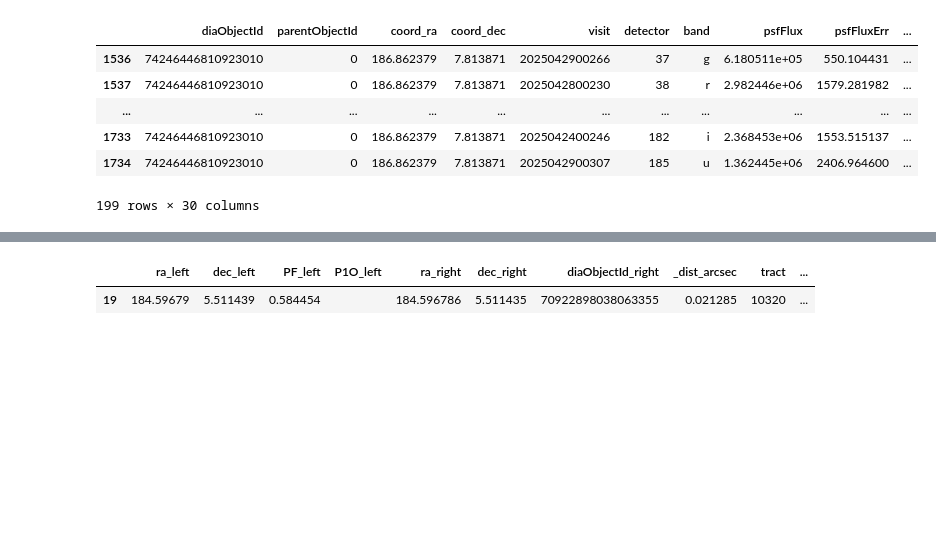
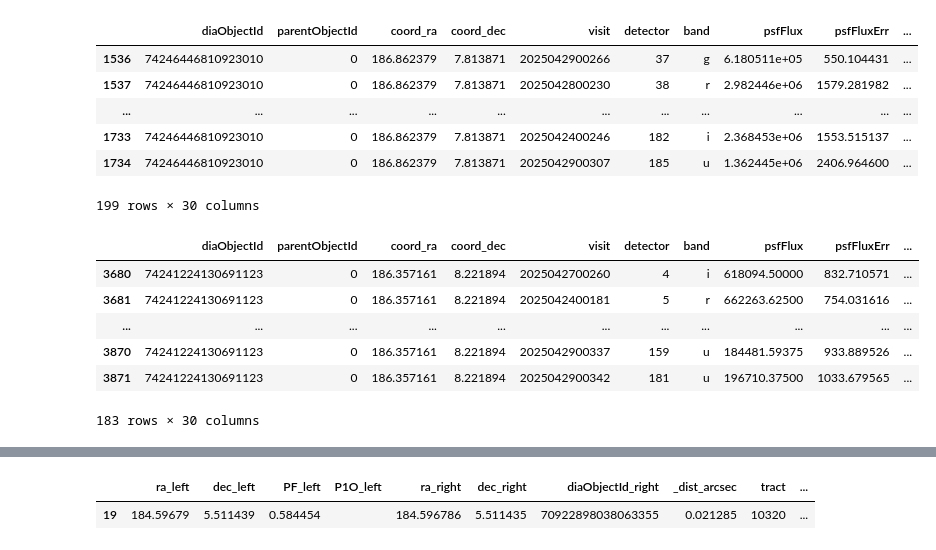
Before and after one commit to lsst-sitcom/notebooks_dia, a Jupyter notebook: GAIA_RRL_May_2025.ipynb, the cells around one changed output, grey strips where cells are left out. Saved outputs shown, nothing was run; the diff lists cells and outputs as text; code cells hidden in the pictures; blank space fills up the shorter version.

```diff
--- a/GAIA_RRL_May_2025.ipynb
+++ b/GAIA_RRL_May_2025.ipynb
@@ -477,3 +486,21 @@ single_lc
 199 rows × 30 columns
 # %%
 good_index =  np.array([70927777120911428, 72591613091643579, 74238475351621650, 72584053949202434, 74241224130691123, 74242667239702535, 74249126870515736, 74244522665574412,  75894133704622083, 75895508094156806 ])
+# %%
+    single_lc = all_forced_sources[all_forced_sources['diaObjectId'] == 74241224130691123].copy()
+
+    # Identify all columns that contain 'flag'
+    flag_cols = [col for col in single_lc.columns if 'flag' in col.lower()]
+
+    # Exclude rows where any flag column is True
+    flag_mask = ~(single_lc[flag_cols].any(axis=1))  # True where all flags are False
+    single_lc = single_lc[flag_mask]
+    single_lc[flag_mask]
+# %% [output]
+|  | diaObjectId | parentObjectId | coord_ra | coord_dec | visit | detector | band | psfFlux | psfFluxErr | ... |
+| 3680 | 74241224130691123 | 0 | 186.357161 | 8.221894 | 2025042700260 | 4 | i | 618094.50000 | 832.710571 | ... |
+| 3681 | 74241224130691123 | 0 | 186.357161 | 8.221894 | 2025042400181 | 5 | r | 662263.62500 | 754.031616 | ... |
+| ... | ... | ... | ... | ... | ... | ... | ... | ... | ... | ... |
+| 3870 | 74241224130691123 | 0 | 186.357161 | 8.221894 | 2025042900337 | 159 | u | 184481.59375 | 933.889526 | ... |
+| 3871 | 74241224130691123 | 0 | 186.357161 | 8.221894 | 2025042900342 | 181 | u | 196710.37500 | 1033.679565 | ... |
+183 rows × 30 columns
```
Also changed, not shown: parts of 17 cells of this notebook.
